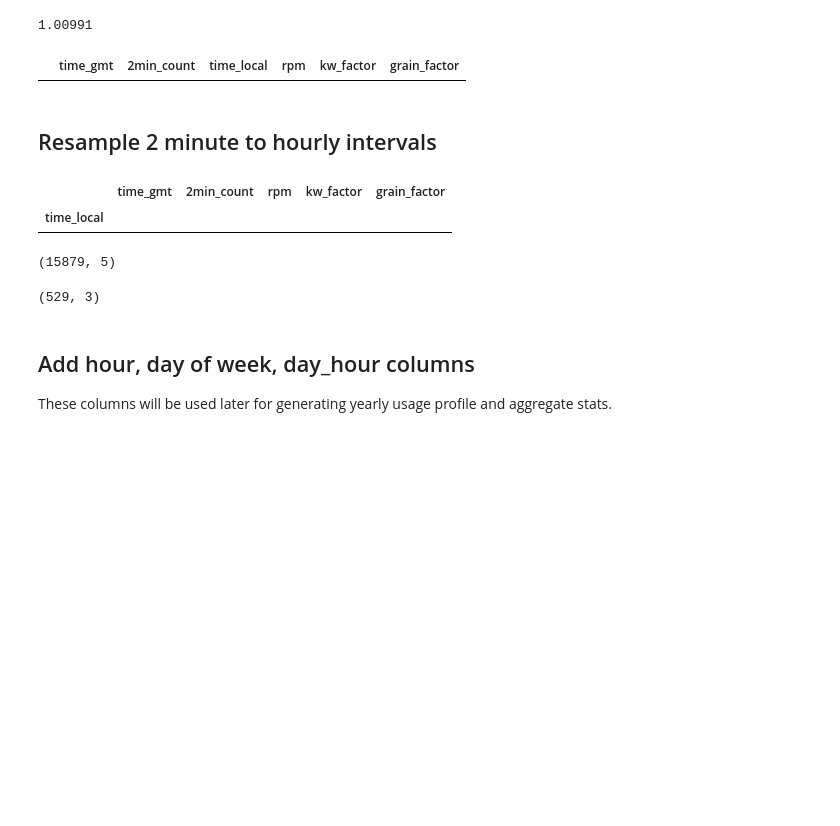
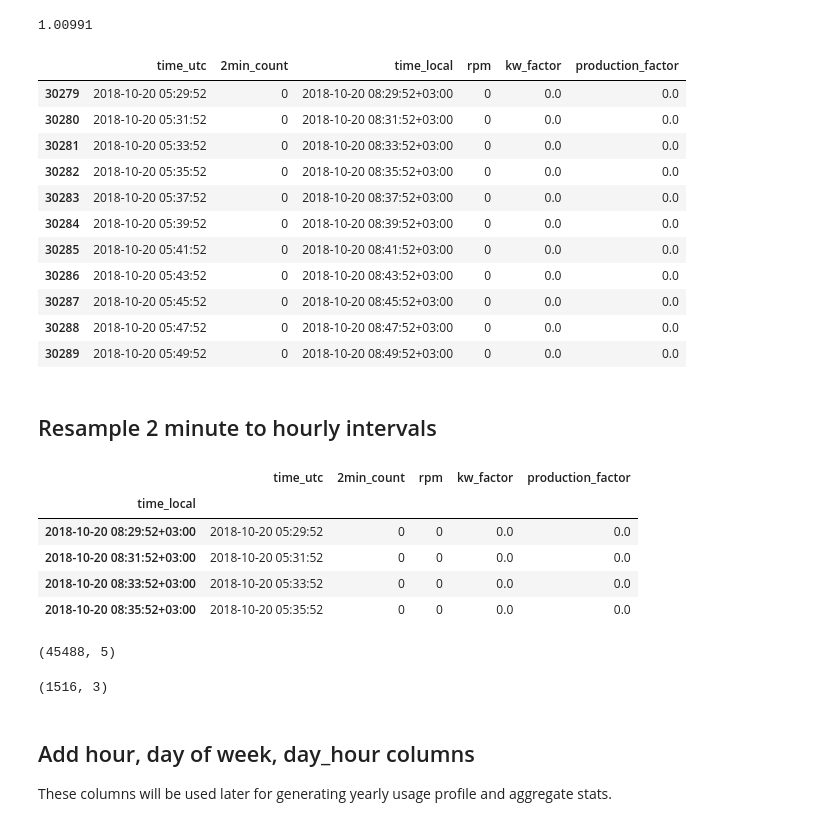
Before and after one commit to RadiantLabs/microgrid-appliance-usage-profile-generators, a Jupyter notebook: usage_profiles/maize_mill_usage_profile.ipynb, the cells around one changed output. Saved outputs shown, nothing was run; the diff lists cells and outputs as text; code cells hidden in the pictures; blank space fills up the shorter version.

```diff
--- a/usage_profiles/maize_mill_usage_profile.ipynb
+++ b/usage_profiles/maize_mill_usage_profile.ipynb
@@ -71,21 +70,33 @@ pd.__version__
 # output_profile_name = 'output/rice_mill_usage_profile.csv'
 
 ## Maize Mill
-excel_file_path = 'inputs/MaizeMilling_LP_Tanzania 20180907-20180930.xlsx'
-sheet_name = 'MaizeMilling_LP_Tanzania 201809'
-output_generator_kw_data_name = 'output/maize_mill_kw_generator_data.json'
-output_generator_grain_data_name = 'output/maize_mill_grain_generator_data.json'
-output_profile_name = 'output/maize_mill_usage_profile.csv'
+
+# Original profile:
+# excel_file_path = 'inputs/MaizeMilling_LP_Tanzania 20180907-20180930.xlsx'
+
+# Maize Milling 1
+excel_file_path = 'inputs/MaizeMilling_LP_Tanzania 20180908-201801110_UTC.xlsx'
+sheet_name = 'download (2)'
+output_generator_kw_data_name = 'output/maize_mill_kw_generator_data_1.json'
+output_generator_grain_data_name = 'output/maize_mill_grain_generator_data_1.json'
+output_profile_name = 'output/maize_mill_usage_profile_1.csv'
+
+# Maize Milling 2
+# excel_file_path = 'inputs/MaizeMilling2_LP_Tanzania 20180710-20180815_UTC.xlsx'
+# sheet_name = 'download (6)'
+# output_generator_kw_data_name = 'output/maize_mill_kw_generator_data_2.json'
+# output_generator_grain_data_name = 'output/maize_mill_grain_generator_data_2.json'
+# output_profile_name = 'output/maize_mill_usage_profile_2.csv'
 # %%
 # Import Excel file, specify the sheet & import it into a Pandas Dataframe.
 # df is short for Pandas DataFrame - it makes it clearer what this datastructure is
 df_measured_2min = pd.read_excel(excel_file_path, sheet_name=sheet_name)
 
 # Rename columns so they are shorter and easier to work with.
-df_measured_2min = df_measured_2min.rename(columns={'Timestamp': 'time_gmt', 'Value RPM for 2 min)': '2min_count'})
+df_measured_2min = df_measured_2min.rename(columns={'row': 'time_utc', 'value': '2min_count'})
 
 # Keep only relevant columns
-df_measured_2min = df_measured_2min[['time_gmt', '2min_count']]
+df_measured_2min = df_measured_2min[['time_utc', '2min_count']]
 # %%
 # (rows, columns)
 df_measured_2min.shape
@@ -103,10 +114,10 @@ df_measured_2min.shape
 tanzania_tz = pytz.timezone('Africa/Nairobi')
 # %%
 # Convert date string to proper datetime so we can work with timezones
-df_measured_2min['time_gmt'] = pd.to_datetime(df_measured_2min['time_gmt'])
+df_measured_2min['time_utc'] = pd.to_datetime(df_measured_2min['time_utc'])
 # %%
 # Add local time
-df_measured_2min['time_local'] = df_measured_2min['time_gmt'].dt.tz_localize('utc').dt.tz_convert(tanzania_tz)
+df_measured_2min['time_local'] = df_measured_2min['time_utc'].dt.tz_localize('utc').dt.tz_convert(tanzania_tz)
 df_measured_2min = df_measured_2min
 df_measured_2min.head(5)
 # %% [output]
@@ -310,16 +324,27 @@ rpm_to_grain_utilization(1121)
 # %%
 # The utilization factors relate RPMs to kW (or throughput) for *one minute*.
 # We are working with 2 minute intervals, so we need to account for both
 # minutes of usage by multiplying the factor by 2.
 df_measured_2min['kw_factor'] = df_measured_2min['rpm'] \
                                         .apply(rpm_to_kw_utilization) \
                                         .apply(lambda factor: 2 * factor)
-df_measured_2min['grain_factor'] = df_measured_2min['rpm'] \
+df_measured_2min['production_factor'] = df_measured_2min['rpm'] \
                                         .apply(rpm_to_grain_utilization) \
                                         .apply(lambda factor: 2 * factor)
 df_measured_2min[30279:30290]
 # %% [output]
-|  | time_gmt | 2min_count | time_local | rpm | kw_factor | grain_factor |
+|  | time_utc | 2min_count | time_local | rpm | kw_factor | production_factor |
+| 30279 | 2018-10-20 05:29:52 | 0 | 2018-10-20 08:29:52+03:00 | 0 | 0.0 | 0.0 |
+| 30280 | 2018-10-20 05:31:52 | 0 | 2018-10-20 08:31:52+03:00 | 0 | 0.0 | 0.0 |
+| 30281 | 2018-10-20 05:33:52 | 0 | 2018-10-20 08:33:52+03:00 | 0 | 0.0 | 0.0 |
+| 30282 | 2018-10-20 05:35:52 | 0 | 2018-10-20 08:35:52+03:00 | 0 | 0.0 | 0.0 |
+| 30283 | 2018-10-20 05:37:52 | 0 | 2018-10-20 08:37:52+03:00 | 0 | 0.0 | 0.0 |
+| 30284 | 2018-10-20 05:39:52 | 0 | 2018-10-20 08:39:52+03:00 | 0 | 0.0 | 0.0 |
+| 30285 | 2018-10-20 05:41:52 | 0 | 2018-10-20 08:41:52+03:00 | 0 | 0.0 | 0.0 |
+| 30286 | 2018-10-20 05:43:52 | 0 | 2018-10-20 08:43:52+03:00 | 0 | 0.0 | 0.0 |
+| 30287 | 2018-10-20 05:45:52 | 0 | 2018-10-20 08:45:52+03:00 | 0 | 0.0 | 0.0 |
+| 30288 | 2018-10-20 05:47:52 | 0 | 2018-10-20 08:47:52+03:00 | 0 | 0.0 | 0.0 |
+| 30289 | 2018-10-20 05:49:52 | 0 | 2018-10-20 08:49:52+03:00 | 0 | 0.0 | 0.0 |
 # %% [markdown]
 ## Resample 2 minute to hourly intervals
 # %%
@@ -327,12 +352,16 @@ df_measured_2min[30279:30290]
 df_measured_2min_index = df_measured_2min.set_index('time_local')
 df_measured_2min_index[30279:30283]
 # %% [output]
-|  | time_gmt | 2min_count | rpm | kw_factor | grain_factor |
+|  | time_utc | 2min_count | rpm | kw_factor | production_factor |
 | time_local |  |  |  |  |  |
+| 2018-10-20 08:29:52+03:00 | 2018-10-20 05:29:52 | 0 | 0 | 0.0 | 0.0 |
+| 2018-10-20 08:31:52+03:00 | 2018-10-20 05:31:52 | 0 | 0 | 0.0 | 0.0 |
+| 2018-10-20 08:33:52+03:00 | 2018-10-20 05:33:52 | 0 | 0 | 0.0 | 0.0 |
+| 2018-10-20 08:35:52+03:00 | 2018-10-20 05:35:52 | 0 | 0 | 0.0 | 0.0 |
 # %%
 df_measured_2min_index.shape
 # %% [output]
-(15879, 5)
+(45488, 5)
 # %%
 # Resample while summing every 2-min interval within an hour ('H')
 # Drop the now-unused 2min_count
@@ -341,7 +370,7 @@ df_measured = df_measured_2min_index.resample('H').sum().drop(columns=['2min_cou
 
 df_measured.shape  # (rows, columns) where column count doesn't include the index
 # %% [output]
-(529, 3)
+(1516, 3)
 # %% [markdown]
 ## Add hour, day of week, day_hour columns
 These columns will be used later for generating yearly usage profile and aggregate stats.
```
Also changed, not shown: parts of 31 cells of this notebook, 23 other files.
